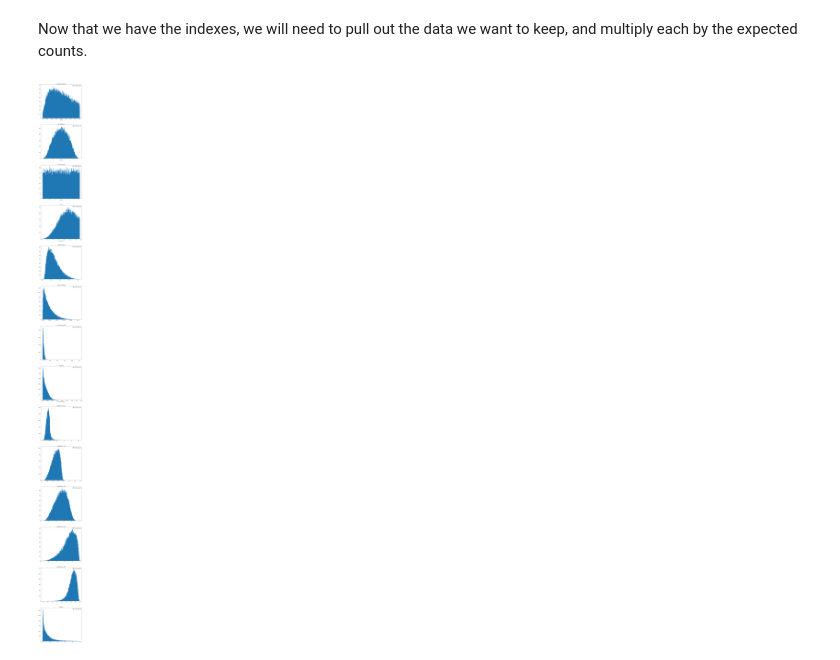
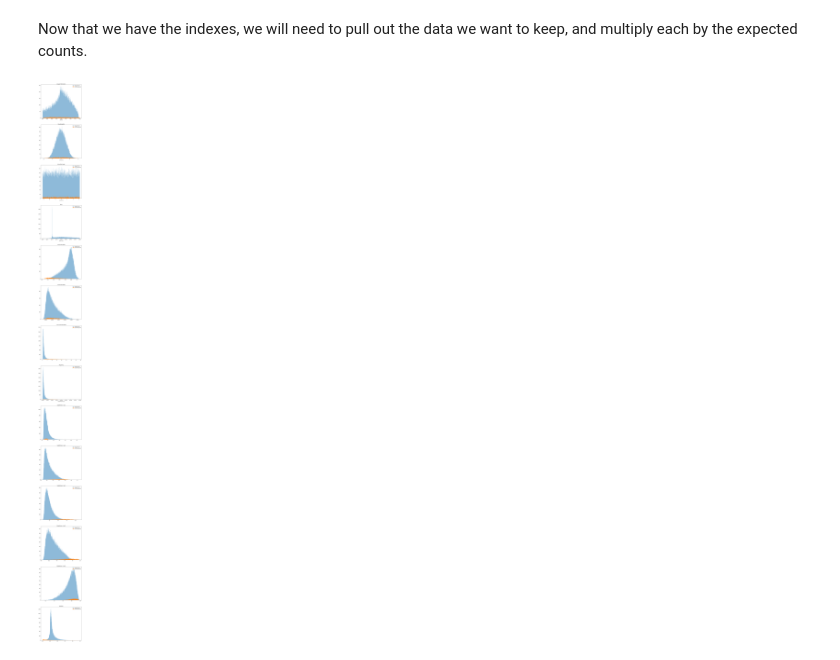
Before and after one commit to cseydlitz/phys434, a Jupyter notebook: FinalLab.ipynb, the cells around one changed output. Saved outputs shown, nothing was run; the diff lists cells and outputs as text; code cells hidden in the pictures.

```diff
--- a/FinalLab.ipynb
+++ b/FinalLab.ipynb
@@ -437,30 +437,39 @@ With the thresholds we ultimately found to be the best in Problem 2, we will now
 # %%
 # Get the indexes of the values we want to retain using the method select_indexes
 qcd_feature = higgs_qcd_stuff['MASS']['qcd_detail']['data']
-qcd_mass_indexes = select_indexes(23,155,qcd_feature)
+qcd_mass_indexes = select_indexes(124,128,qcd_feature)
 
 h_feature = higgs_qcd_stuff['MASS']['higgs_detail']['data']
-h_mass_indexes = select_indexes(23,155,h_feature)
+h_mass_indexes = select_indexes(124,128,h_feature)
 # %% [markdown]
 Now that we have the indexes, we will need to pull out the data we want to keep, and multiply each by the expected counts.
 # %%
 fig,ax=plt.subplots(14, 1, figsize=(10,140))
 
 for i in range(len(features_list)):
     qcd_optimized_mass = []
     for ind in qcd_mass_indexes:
         qcd_optimized_mass.append((higgs_qcd_stuff.get(features_list[i]).get('qcd_detail').get('data',""))[ind])
 
+    higgs_optimized_mass = []
+    for ind in h_mass_indexes:
+        higgs_optimized_mass.append((higgs_qcd_stuff.get(features_list[i]).get('higgs_detail').get('data',""))[ind])
+
     # Creating a histogram of QCD data
     ax[i].hist(
+        higgs_optimized_mass,
+        500,
+        alpha=.5,
+        label=higgs_qcd_stuff.get(features_list[i]).get('higgs_detail').get('legend_label',''))
+    ax[i].hist(
         qcd_optimized_mass,
-        200,
+        500,
         label=higgs_qcd_stuff.get(features_list[i]).get('qcd_detail').get('legend_label',''))
     # Setting graph details that are not sensitive to data source
     ax[i].set_title(higgs_qcd_stuff.get(features_list[i]).get('title',''))
     ax[i].set_xlabel(higgs_qcd_stuff.get(features_list[i]).get('xlabel',''))
     ax[i].legend(loc='upper right')
 
 plt.show()
 # %% [output]
-[figure, old version]
+[figure, new version]
```
Also changed, not shown: parts of 21 cells of this notebook.
